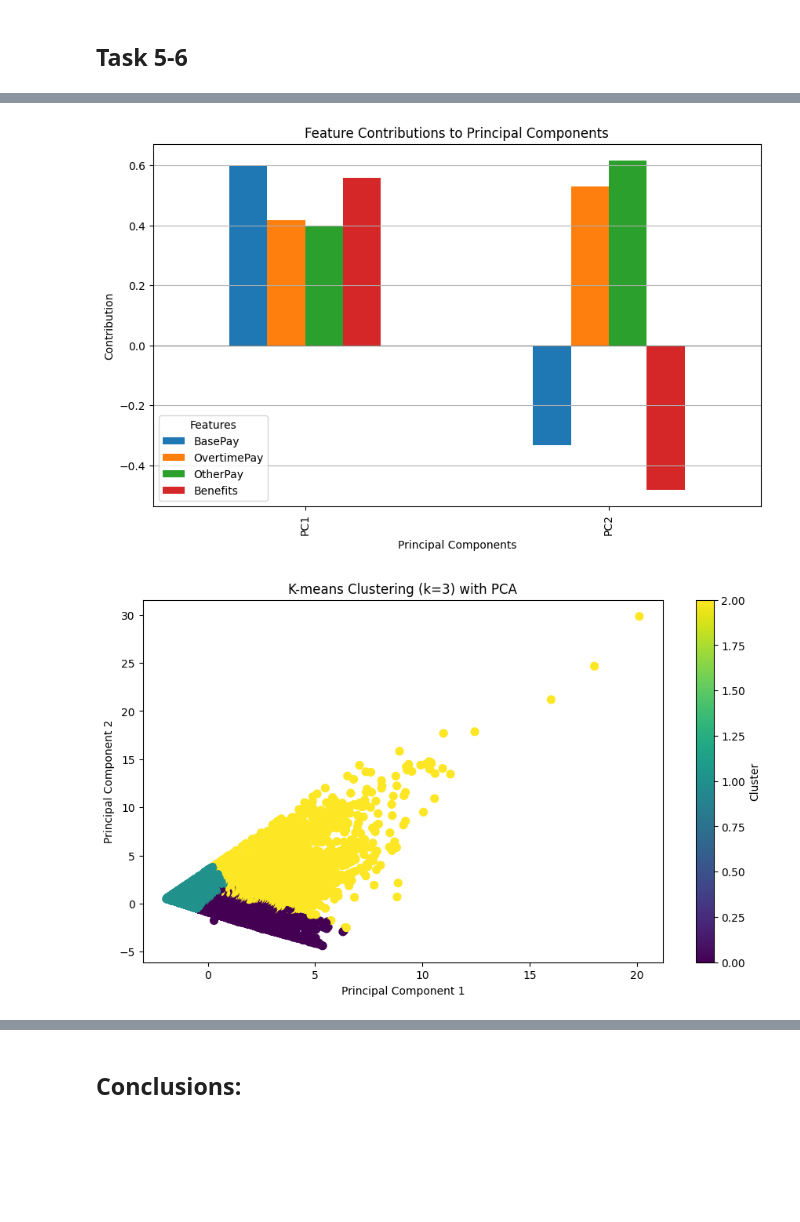
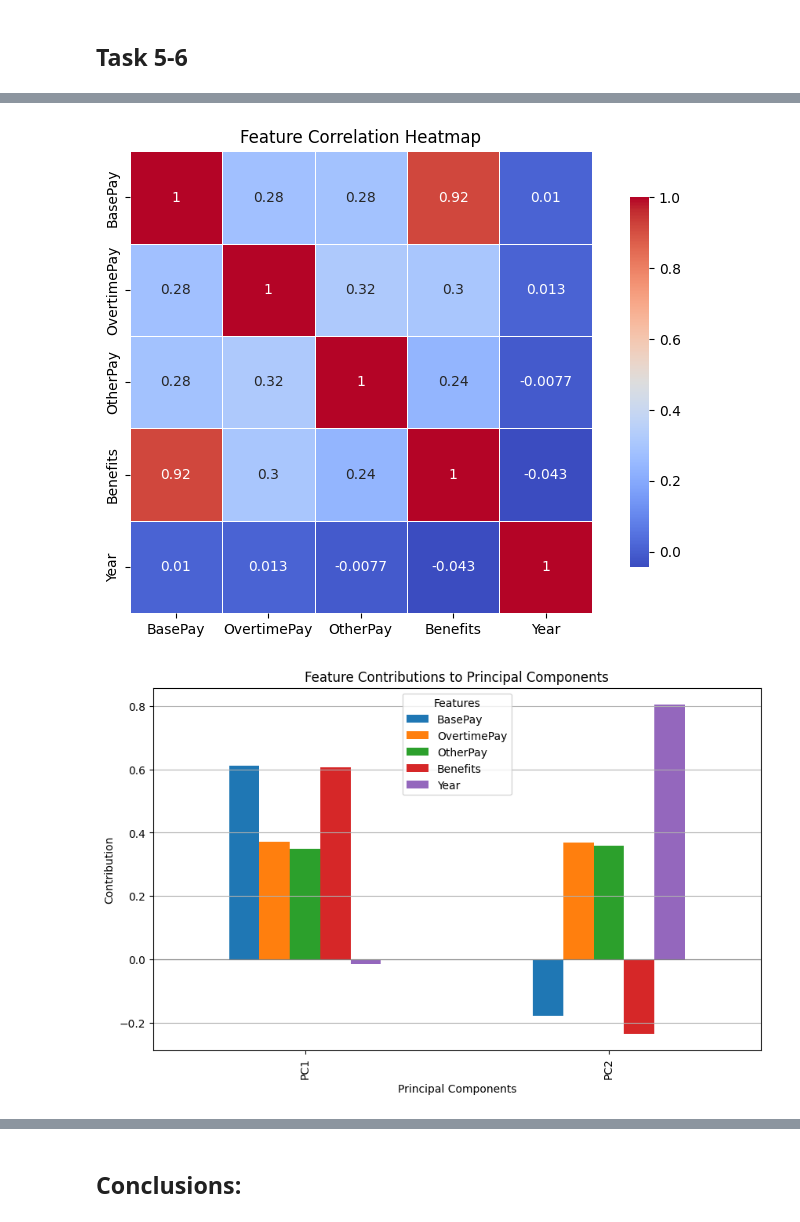
Before and after one commit to lavanda888boy/FIA_Labs, a Jupyter notebook: Lab4_Learning/Lab4_Learning.ipynb, the cells around one changed output, grey strips where cells are left out. Drawn from its saved outputs; the diff is of its cells as text; code cells hidden in the pictures; blank space fills up the shorter version.

```diff
--- a/Lab4_Learning/Lab4_Learning.ipynb
+++ b/Lab4_Learning/Lab4_Learning.ipynb
@@ -304,15 +306,20 @@ For the process of clustering I removed the target column from the dataset (`Tot
 # %%
 import pandas as pd
 import matplotlib.pyplot as plt
+import seaborn as sns
 from sklearn.preprocessing import StandardScaler
 from sklearn.cluster import KMeans
 from sklearn.decomposition import PCA
 
 df = pd.read_csv("data.csv", low_memory=False)
 
-features = df[["BasePay", "OvertimePay", "OtherPay", "Benefits"]]
+columns = ["BasePay", "OvertimePay", "OtherPay", "Benefits", "Year"]
+for column in columns:
+    df[column] = pd.to_numeric(df[column], errors='coerce')
 
-features = features.apply(pd.to_numeric, errors='coerce').fillna(0)
+df.dropna(subset=columns, inplace=True)
+
+features = df[columns]
 
 scaler = StandardScaler()
 scaled_features = scaler.fit_transform(features)
@@ -320,33 +327,39 @@ scaled_features = scaler.fit_transform(features)
 kmeans = KMeans(n_clusters=3, random_state=42)
 df['Cluster'] = kmeans.fit_predict(scaled_features)
 
 pca = PCA(n_components=2)
 principal_components = pca.fit_transform(scaled_features)
 
 pca_df = pd.DataFrame(data=principal_components, columns=['PC1', 'PC2'])
 pca_df['Cluster'] = df['Cluster']
 
 df['PC1'] = principal_components[:, 0]
 df['PC2'] = principal_components[:, 1]
 
+feature_correlation = features.corr()
+
+plt.figure(figsize=(10, 6))
+sns.heatmap(feature_correlation, annot=True, cmap='coolwarm', square=True, cbar_kws={"shrink": .8}, linewidths=.5)
+plt.title("Feature Correlation Heatmap")
+
 feature_contributions = pd.DataFrame(pca.components_, columns=features.columns, index=['PC1', 'PC2'])
 feature_contributions.plot(kind='bar', figsize=(10, 6))
 
 plt.title("Feature Contributions to Principal Components")
 plt.ylabel("Contribution")
 plt.xlabel("Principal Components")
 plt.axhline(0, color='grey', lw=0.8)
 plt.grid(axis='y')
 plt.legend(title="Features")
 plt.show()
 
-plt.figure(figsize=(10.7, 6))
+plt.figure(figsize=(10, 6))
 plt.scatter(df['PC1'], df['PC2'], c=df['Cluster'], cmap='viridis', marker="o", s=50)
 plt.xlabel("Principal Component 1")
 plt.ylabel("Principal Component 2")
 plt.title("K-means Clustering (k=3) with PCA")
 plt.colorbar(label="Cluster")
 plt.show()
 # %% [output]
-[figure, old version]
+[figure, new version]
-[figure, old version]
+[figure, new version]
```
Also changed, not shown: parts of 7 cells of this notebook, 2 other files.
